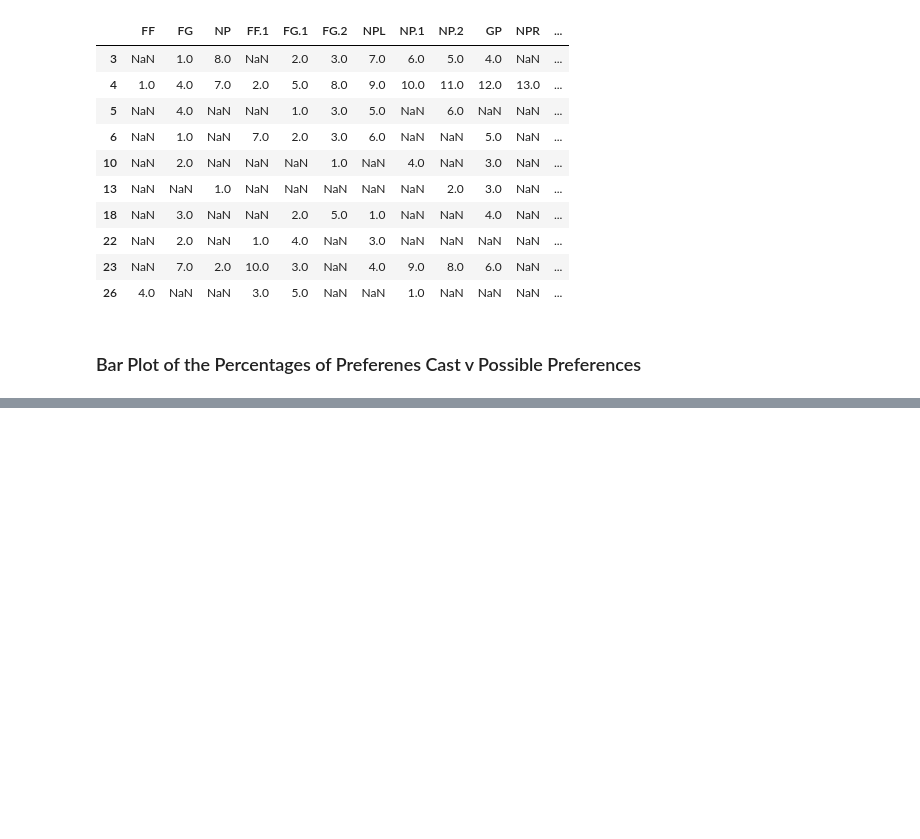
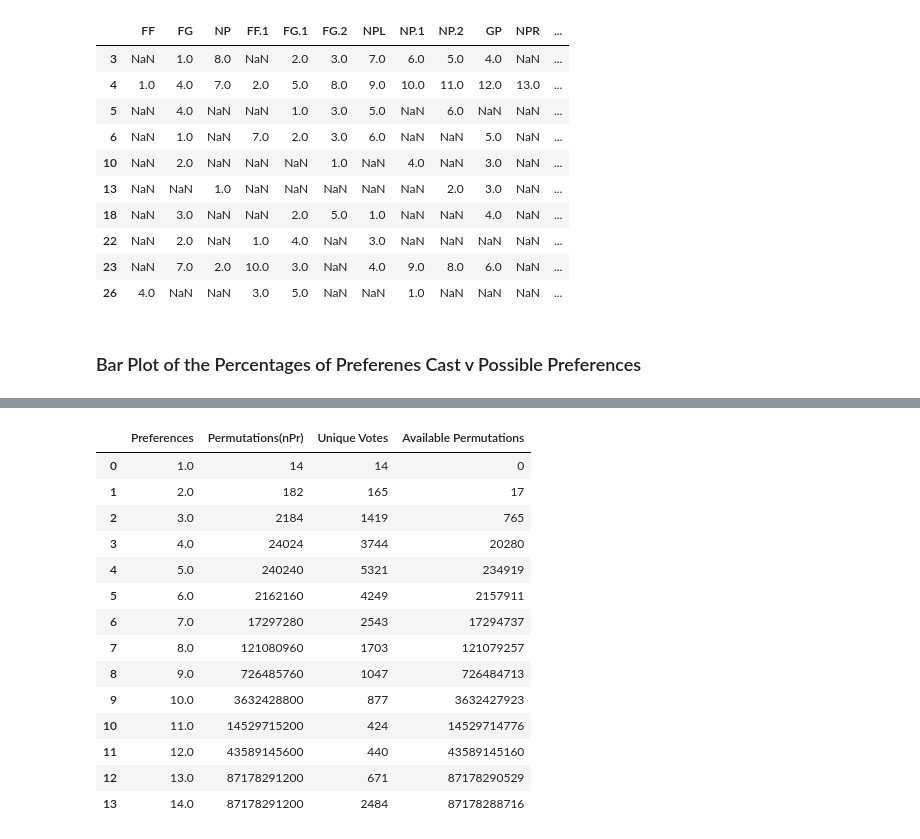
Before and after one commit to conorgilmer/STV-Ballot-as-a-signature, a Jupyter notebook: python/VoteDataAnalysis.ipynb, the cells around one changed output, grey strips where cells are left out. Saved outputs shown, nothing was run; the diff lists cells and outputs as text; code cells hidden in the pictures; blank space fills up the shorter version.

```diff
--- a/python/VoteDataAnalysis.ipynb
+++ b/python/VoteDataAnalysis.ipynb
@@ -530,0 +562,23 @@ plt.show()
+# %%
+dfn = pd.DataFrame()
+dfn['Preferences'] = dfpref['Pref']
+dfn['Permutations(nPr)'] = dfpref['nPr']
+dfn['Unique Votes'] = dfpref['Unique Votes']
+dfn['Available Permutations'] = dfpref['nPr'] - dfpref['Unique Votes']
+display(dfn)
+# %% [output]
+|  | Preferences | Permutations(nPr) | Unique Votes | Available Permutations |
+| 0 | 1.0 | 14 | 14 | 0 |
+| 1 | 2.0 | 182 | 165 | 17 |
+| 2 | 3.0 | 2184 | 1419 | 765 |
+| 3 | 4.0 | 24024 | 3744 | 20280 |
+| 4 | 5.0 | 240240 | 5321 | 234919 |
+| 5 | 6.0 | 2162160 | 4249 | 2157911 |
+| 6 | 7.0 | 17297280 | 2543 | 17294737 |
+| 7 | 8.0 | 121080960 | 1703 | 121079257 |
+| 8 | 9.0 | 726485760 | 1047 | 726484713 |
+| 9 | 10.0 | 3632428800 | 877 | 3632427923 |
+| 10 | 11.0 | 14529715200 | 424 | 14529714776 |
+| 11 | 12.0 | 43589145600 | 440 | 43589145160 |
+| 12 | 13.0 | 87178291200 | 671 | 87178290529 |
+| 13 | 14.0 | 87178291200 | 2484 | 87178288716 |
```
Also changed, not shown: parts of 4 cells of this notebook.
